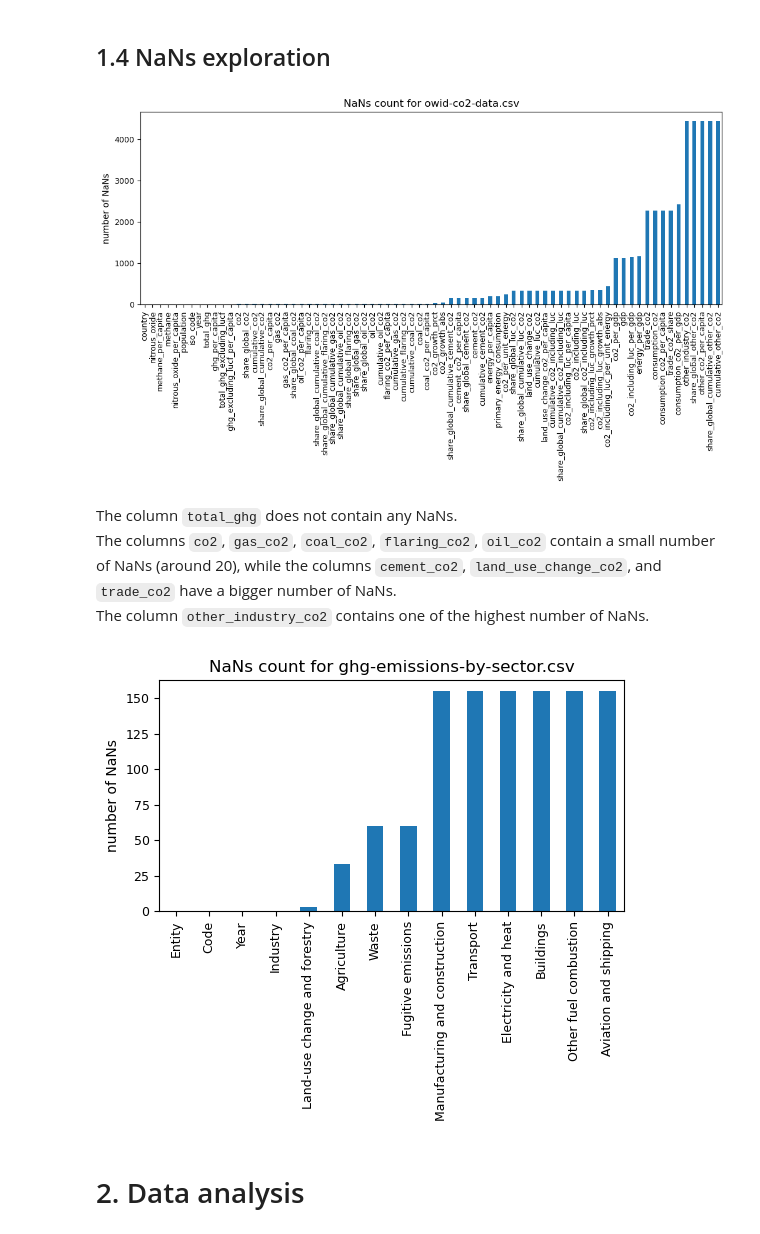
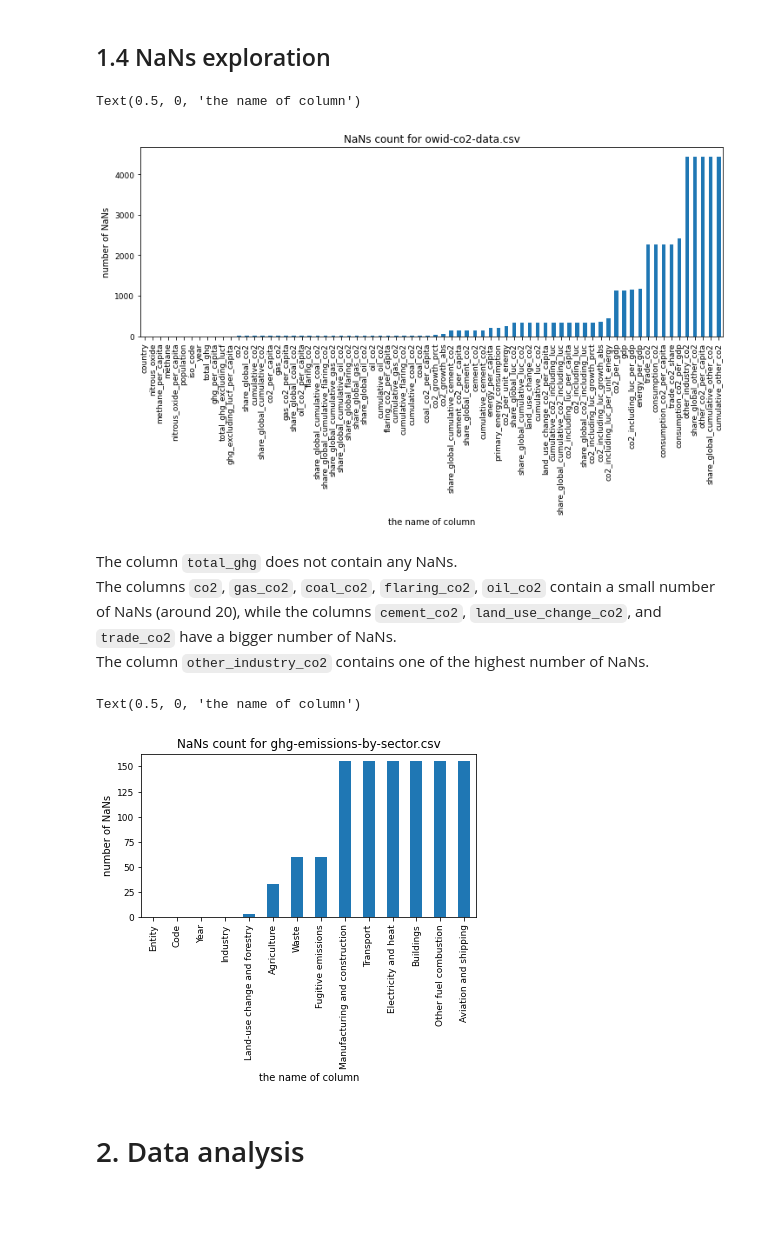
Before and after one commit to com-480-data-visualization/project-2023-data-divas, a Jupyter notebook: EDA.ipynb, the cells around one changed output. Drawn from its saved outputs; the diff is of its cells as text; code cells hidden in the pictures; blank space fills up the shorter version.

```diff
--- a/EDA.ipynb
+++ b/EDA.ipynb
@@ -249,9 +250,11 @@ countries_co2 = countries_co2[countries_co2['year'].isin(np.linspace(1990, 2019,
 
 countries_co2.isna().sum().sort_values().plot(kind='bar', figsize=(12, 4), fontsize=9)
 plt.title('NaNs count for owid-co2-data.csv')
-plt.ylabel('number of NaNs');
+plt.ylabel('number of NaNs')
+plt.xlabel('the name of column')
 # %% [output]
+Text(0.5, 0, 'the name of column')
-[figure, old version]
+[figure, new version]
 # %% [markdown]
 The column `total_ghg` does not contain any NaNs.
 The columns `co2`, `gas_co2`, `coal_co2`, `flaring_co2`, `oil_co2` contain a small number of NaNs (around 20), while the columns `cement_co2`, `land_use_change_co2`, and `trade_co2` have a bigger number of NaNs.
@@ -259,9 +262,11 @@ The column `other_industry_co2` contains one of the highest number of NaNs.
 # %%
 countries_sector.isna().sum().sort_values().plot(kind='bar', figsize=(6, 3), fontsize=9)
 plt.title('NaNs count for ghg-emissions-by-sector.csv')
-plt.ylabel('number of NaNs');
+plt.ylabel('number of NaNs')
+plt.xlabel('the name of column')
 # %% [output]
+Text(0.5, 0, 'the name of column')
-[figure, old version]
+[figure, new version]
 # %% [markdown]
 # 2. Data analysis <a class = anchor id="2"></a>
 # %% [markdown]
```
Also changed, not shown: parts of 5 cells of this notebook, 1 other file.
